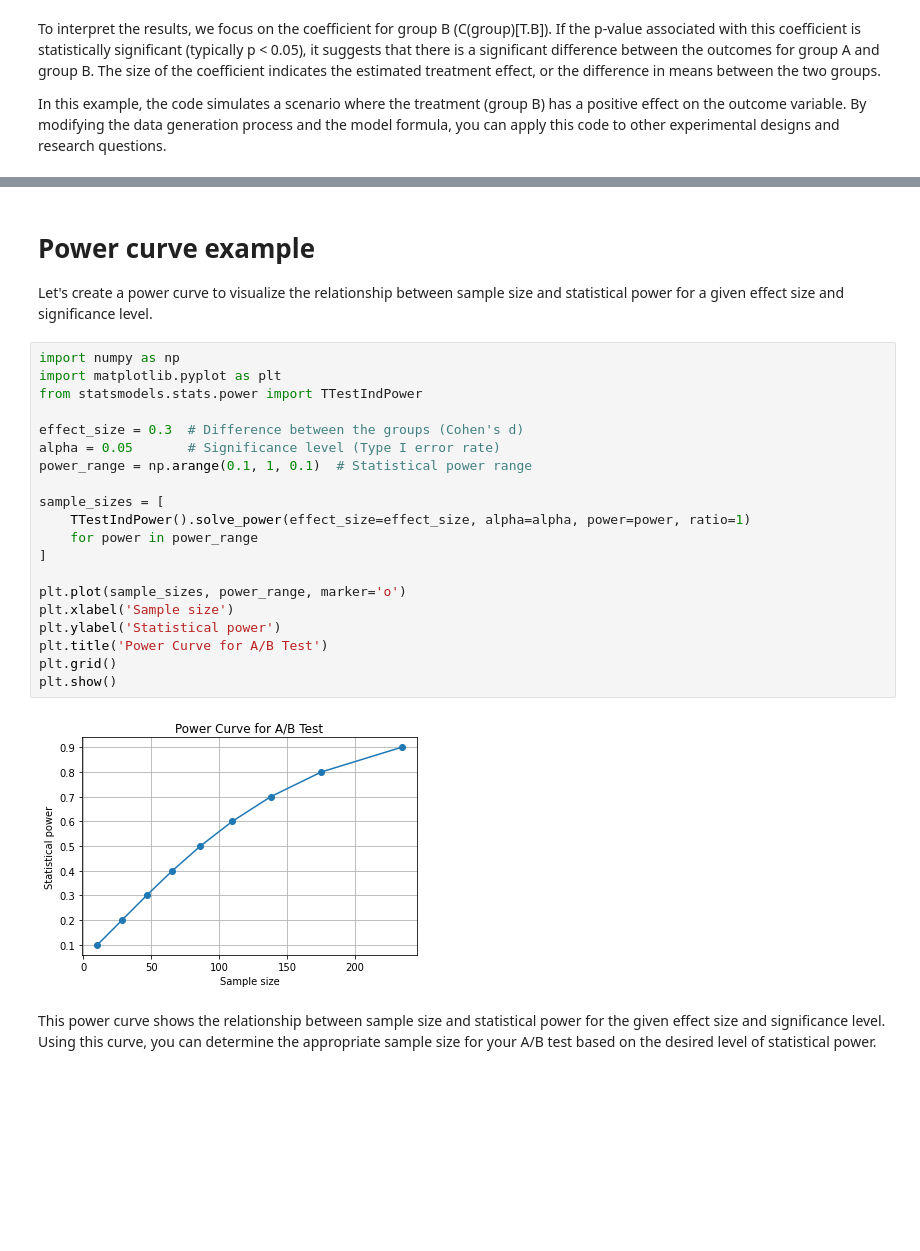
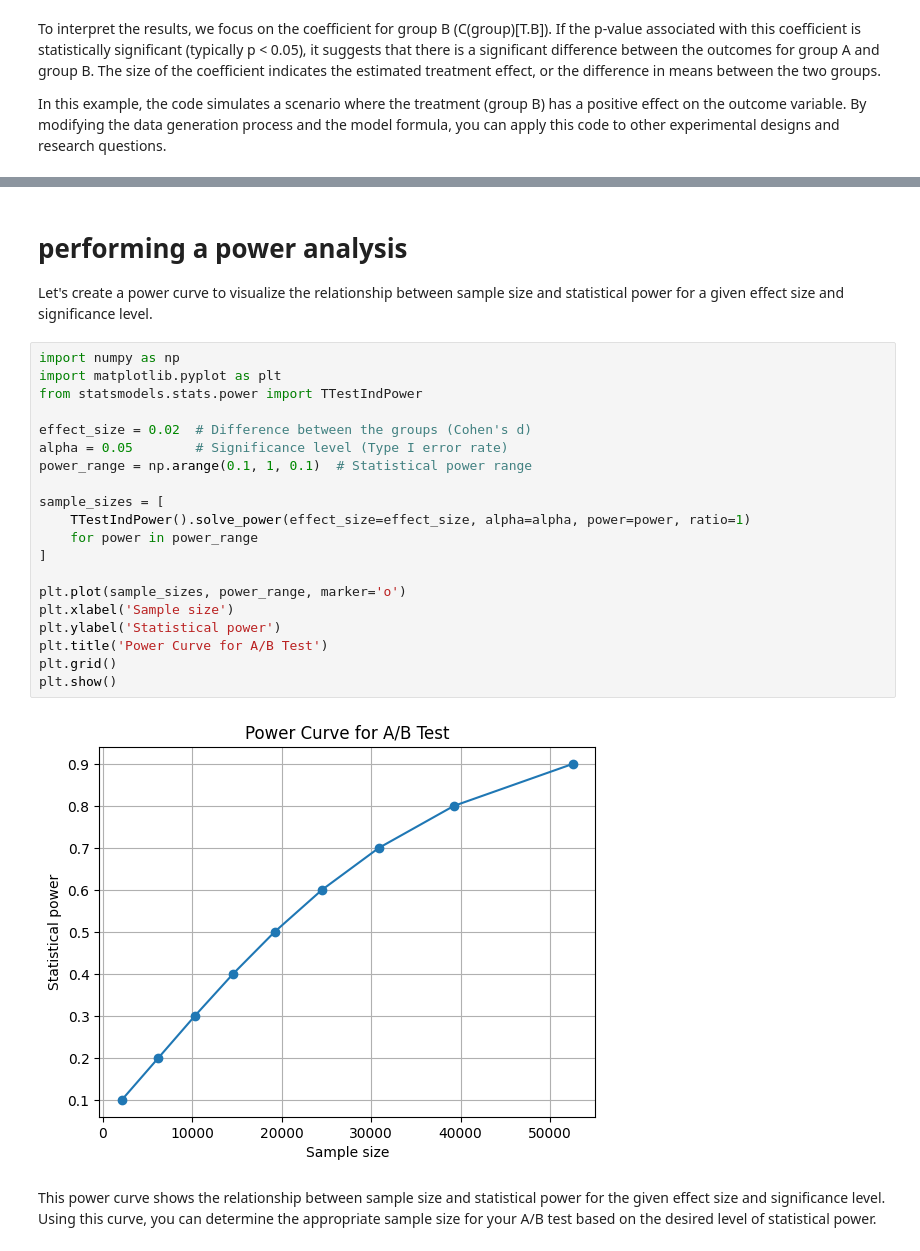
Before and after one commit to SSSpock/skillspire, a Jupyter notebook: skillspire_experimentation.ipynb, the cells around one changed output, grey strips where cells are left out. Saved outputs shown, nothing was run; the diff lists cells and outputs as text; blank space fills up the shorter version.

```diff
--- a/skillspire_experimentation.ipynb
+++ b/skillspire_experimentation.ipynb
@@ -193,28 +145,28 @@ In summary, while t-tests are suitable for simple comparisons of two groups, lin
 # %% [markdown]
-# Power curve example
+# performing a power analysis
 Let's create a power curve to visualize the relationship between sample size and statistical power for a given effect size and significance level.
 # %%
 import numpy as np
 import matplotlib.pyplot as plt
 from statsmodels.stats.power import TTestIndPower
 
-effect_size = 0.3  # Difference between the groups (Cohen's d)
-alpha = 0.05       # Significance level (Type I error rate)
+effect_size = 0.02  # Difference between the groups (Cohen's d)
+alpha = 0.05        # Significance level (Type I error rate)
 power_range = np.arange(0.1, 1, 0.1)  # Statistical power range
 
 sample_sizes = [
     TTestIndPower().solve_power(effect_size=effect_size, alpha=alpha, power=power, ratio=1)
     for power in power_range
 ]
 
 plt.plot(sample_sizes, power_range, marker='o')
 plt.xlabel('Sample size')
 plt.ylabel('Statistical power')
 plt.title('Power Curve for A/B Test')
 plt.grid()
 plt.show()
 # %% [output]
-[figure, old version]
+[figure, new version]
 # %% [markdown]
 This power curve shows the relationship between sample size and statistical power for the given effect size and significance level. Using this curve, you can determine the appropriate sample size for your A/B test based on the desired level of statistical power.
 # %% [markdown]
```
Also changed, not shown: parts of 19 cells of this notebook.
